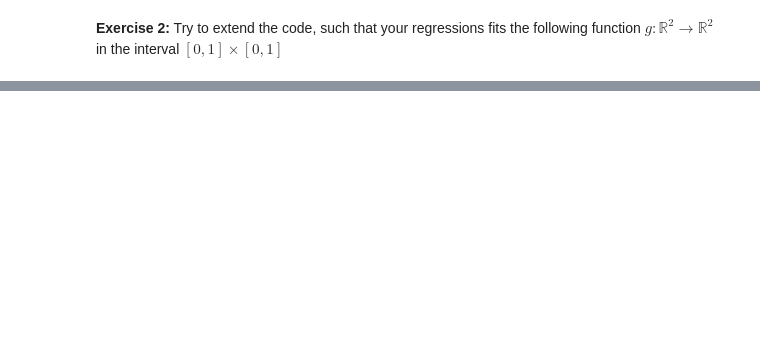
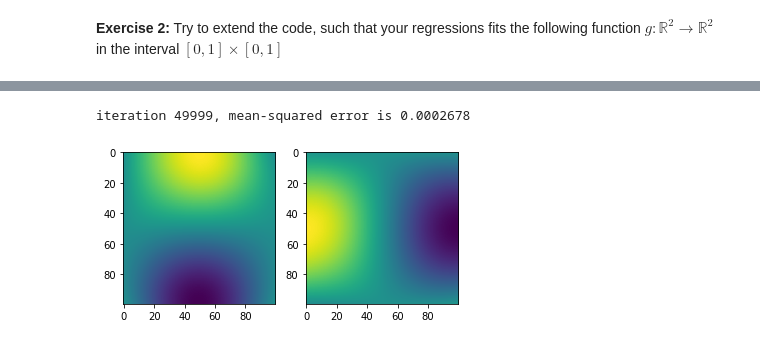
Before and after one commit to noegroup/deeplearning-lecture-21, a Jupyter notebook: pytorch-introduction.ipynb, the cells around one changed output, grey strips where cells are left out. Drawn from its saved outputs; the diff is of its cells as text; code cells hidden in the pictures; blank space fills up the shorter version.

```diff
--- a/pytorch-introduction.ipynb
+++ b/pytorch-introduction.ipynb
@@ -478,0 +570,30 @@ def g(x):
+# %%
+class RbfBasis(torch.nn.Module):
+
+    def __init__(self, mu_init, log_sigma_init):
+        super().__init__()
+        self.mu = torch.nn.Parameter(mu_init)
+        self.log_sigma = torch.nn.Parameter(log_sigma_init)
+
+    def forward(self, x):
+
+        x = x.unsqueeze(-1)
+        mu = self.mu.unsqueeze(0)
+
+        diff = x - mu
+
+        sigma = self.log_sigma.exp()
+
+        return torch.exp(-sigma * diff.square().sum(dim=1))    # this change is important we are now having L2 norm in 2D
+
+
+class KernelRegression(torch.nn.Module):
+
+    def __init__(self, basis, coeffs_init):
+        super().__init__()
+        self.basis = basis
+        self.coeffs = torch.nn.Parameter(coeffs_init)
+
+    def forward(self, x):
+        basis_functions = self.basis(x)
+        return basis_functions @ self.coeffs
@@ -478,0 +603,11 @@ def g(x):
+# %%
+N = 10
+
+rbf_basis = RbfBasis(
+    mu_init=torch.randn(2, N) * 2 - 1,         # minor change: have two dimensional mus
+    log_sigma_init=torch.randn(N)
+)
+model = KernelRegression(
+    basis=rbf_basis,
+    coeffs_init=torch.randn(N, 2)             # minor change have two dimensional coefficents
+)
@@ -478,0 +617,22 @@ def g(x):
+# %%
+n_samples = 100
+n_iterations = 50_000
+
+for it in range(n_iterations):
+    optim.zero_grad()
+    x = torch.stack([
+        torch.rand(n_samples),
+        torch.rand(n_samples),
+    ], dim=-1)
+    y_pred = model(x)
+    y_true = g(x)
+    loss = loss_function(y_true, y_pred)
+    loss.backward()
+    optim.step()
+    print(f"iteration {it}, mean-squared error is {loss.item():.4}", end="\r")
+# %% [output]
+iteration 49999, mean-squared error is 0.0002678
+# %%
+plot_function(model)
+# %% [output]
+[figure, added]
```
Also changed, not shown: parts of 32 cells of this notebook.
